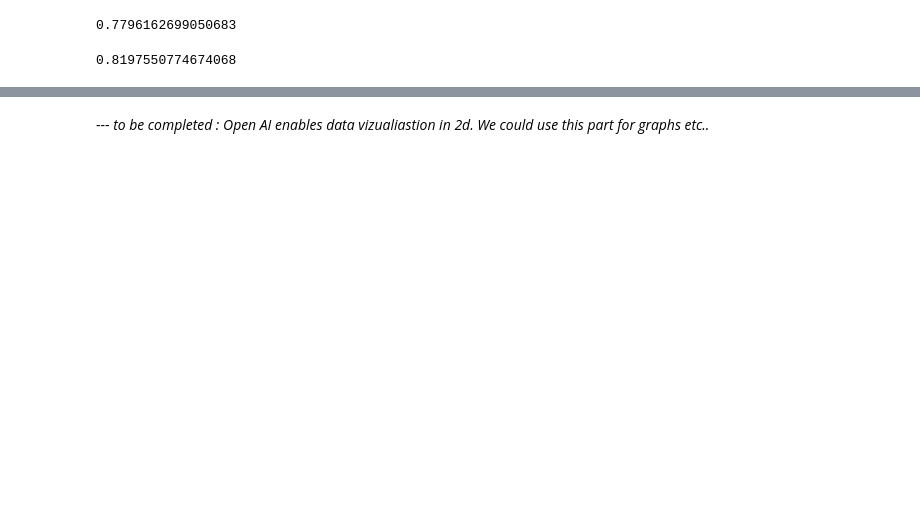
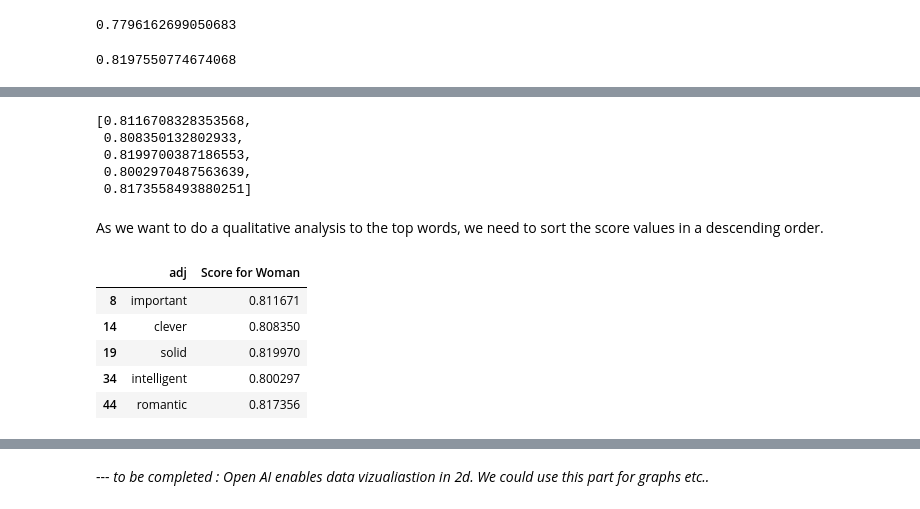
Before and after one commit to Marine-DUPUIS/Decoding-Biases-in-AI---GPT3, a Jupyter notebook: OpenAi.ipynb, the cells around one changed output, grey strips where cells are left out. Saved outputs shown, nothing was run; the diff lists cells and outputs as text; code cells hidden in the pictures; blank space fills up the shorter version.

```diff
--- a/OpenAi.ipynb
+++ b/OpenAi.ipynb
@@ -340,0 +357,3 @@ scores-----*
+# %%
+nd['adj'] = count['Adjectives'].head(5)
+nd
@@ -340,0 +367,2 @@ scores-----*
+# %%
+data_set = nd['adj'].tolist()
@@ -340,0 +378,8 @@ scores-----*
+# %%
+score_woman #here are the scores for each adjective
+# %% [output]
+[0.8116708328353568,
+ 0.808350132802933,
+ 0.8199700387186553,
+ 0.8002970487563639,
+ 0.8173558493880251]
@@ -340,0 +388,11 @@ scores-----*
+# %% [markdown]
+As we want to do a qualitative analysis to the top words, we need to sort the score values in a descending order.
+# %%
+nd
+# %% [output]
+|  | adj | Score for Woman |
+| 8 | important | 0.811671 |
+| 14 | clever | 0.808350 |
+| 19 | solid | 0.819970 |
+| 34 | intelligent | 0.800297 |
+| 44 | romantic | 0.817356 |
```
Also changed, not shown: parts of 38 cells of this notebook.
